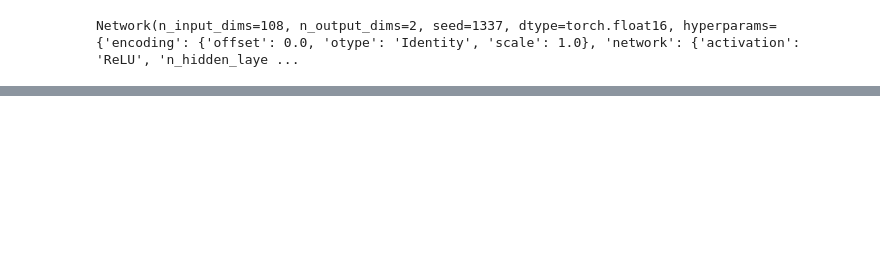
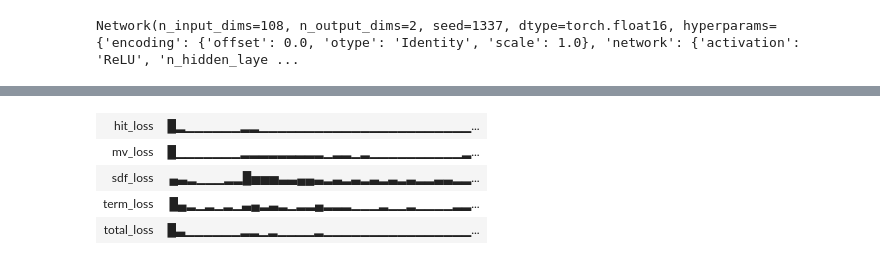
Before and after one commit to JADGardner/sdfstudio, a Jupyter notebook: notebooks/ddf.ipynb, the cells around one changed output, grey strips where cells are left out. Saved outputs shown, nothing was run; the diff lists cells and outputs as text; code cells hidden in the pictures; blank space fills up the shorter version.

Commit message:
adding multiview loss

```diff
--- a/notebooks/ddf.ipynb
+++ b/notebooks/ddf.ipynb
@@ -869,0 +897,75 @@ tensor([[-0.7462,  0.1758,  0.6421,  0.6421],
+# %%
+import wandb
+
+# Initialize a new W&B run
+wandb.init(project="ddf")
+
+# setup optimizer and training loop
+lr_start = 1e-4
+lr_end = 1e-6
+epochs = 15000
+optim = torch.optim.Adam(ddf.parameters(), lr=lr_start)
+# exponential learning rate decay
+gamma = np.exp(np.log(lr_end / lr_start) / epochs)
+scheduler = torch.optim.lr_scheduler.ExponentialLR(optim, gamma=gamma)
+
+sdf_loss = torch.nn.MSELoss()
+hit_probability_loss = torch.nn.MSELoss()
+expected_termination_loss = torch.nn.MSELoss()
+
+dataset = DDFSDFDataset(1000, 1.0, model, repeat_position=True, device=device)
+
+epochs_until_checkpoint = 1000
+
+for i in tqdm.tqdm(range(epochs)):
+    positions, directions, accumulation, termination_dist = dataset[i]
+    positions = positions.to(device)
+    directions = directions.to(device)
+    accumulation = accumulation.to(device)
+    termination_dist = termination_dist.to(device)
+
+    # encoded_positions = position_encoding(positions) # [N, K]
+    # encoded_directions = direction_encoding(directions) # [N, K]
+    # model_input = torch.cat([positions, directions, encoded_positions, encoded_directions], dim=-1) # [N, K]
+
+    model_input = torch.cat([positions, directions], dim=-1) # [N, 3 + 3] = [N, 6]
+
+    output = ddf(model_input) # [N, 2]
+    output = output.type(torch.float32)
+    expected_termination_dist = torch.relu(output[..., 0]) # [N]
+    probability_of_hit = torch.sigmoid(output[..., 1]) # We want a probability between 0 and 1 [N]
+
+    # get sdf at termination outputted by the ddf
+    sdf_at_termination = model.field.get_sdf_at_pos(positions + directions * expected_termination_dist.unsqueeze(-1)).squeeze() # [N]
+
+    l1 = 3.0 * hit_probability_loss(probability_of_hit, accumulation)
+
+    mask = (accumulation > 0.7).float() # only consider pixels that hit an object when estimating expected termination distance [N]
+
+    l2 = 10.0 * sdf_loss(sdf_at_termination * mask, torch.zeros_like(sdf_at_termination))
+
+    l3 = 3.0 * expected_termination_loss(expected_termination_dist * mask, termination_dist * mask)
+
+    # use multi-view consistency to regularise the expected termination distance
+    mv_original_termination_dist, mv_comparison_termination_dist = multi_view_consitency(ddf, positions, directions, expected_termination_dist, number_of_comparisons=1, device=device)
+
+    # we want to penalise the model if the comparison termination distance is greater than the original termination distance, it doesn't matter if it is less
+    mv_loss = torch.relu(mv_comparison_termination_dist - mv_original_termination_dist)
+    l4 = 0.1 * mv_loss.mean()
+
+    loss = l1 + l2 + l3 + l4
+
+    optim.zero_grad()
+    loss.backward()
+    optim.step()
+    scheduler.step()
+
+    # save model to wandb folder
+    if i + 1 % epochs_until_checkpoint == 0:
+        torch.save(ddf.state_dict(), os.path.join(wandb.run.dir, f"ddf_step_{i}.pt"))
+
+    # Log losses to W&B
+    wandb.log({"hit_loss": l1.item(), "sdf_loss": l2.item(), "term_loss": l3.item(), "mv_loss": l4.item(), "total_loss": loss.item()})
+
+wandb.finish()
+# %% [output]
@@ -869,0 +975,5 @@ tensor([[-0.7462,  0.1758,  0.6421,  0.6421],
+| hit_loss | █▂▁▁▁▁▁▁▂▂▁▁▁▁▁▁▁▁▁▁▁▁▁▁▁▁▁▁▁▁▁▁▁... |
+| mv_loss | █▁▁▁▁▁▁▁▂▂▂▂▂▂▂▂▂▁▂▂▁▂▁▁▁▁▁▁▁▁▁▁▂... |
+| sdf_loss | ▄▃▂▁▁▁▂▂█▅▅▅▃▃▄▄▃▂▃▂▃▂▃▂▃▂▃▂▂▃▃▂▂... |
+| term_loss | █▄▂▁▂▁▂▁▃▄▂▃▂▁▂▂▄▂▂▂▁▁▁▂▁▁▂▁▁▁▁▂▂... |
+| total_loss | █▃▁▁▁▁▁▁▂▂▁▂▁▁▁▁▂▁▁▁▁▁▁▁▁▁▁▁▁▁▁▁▁... |
```
Also changed, not shown: parts of 15 cells of this notebook, 1 other file.
